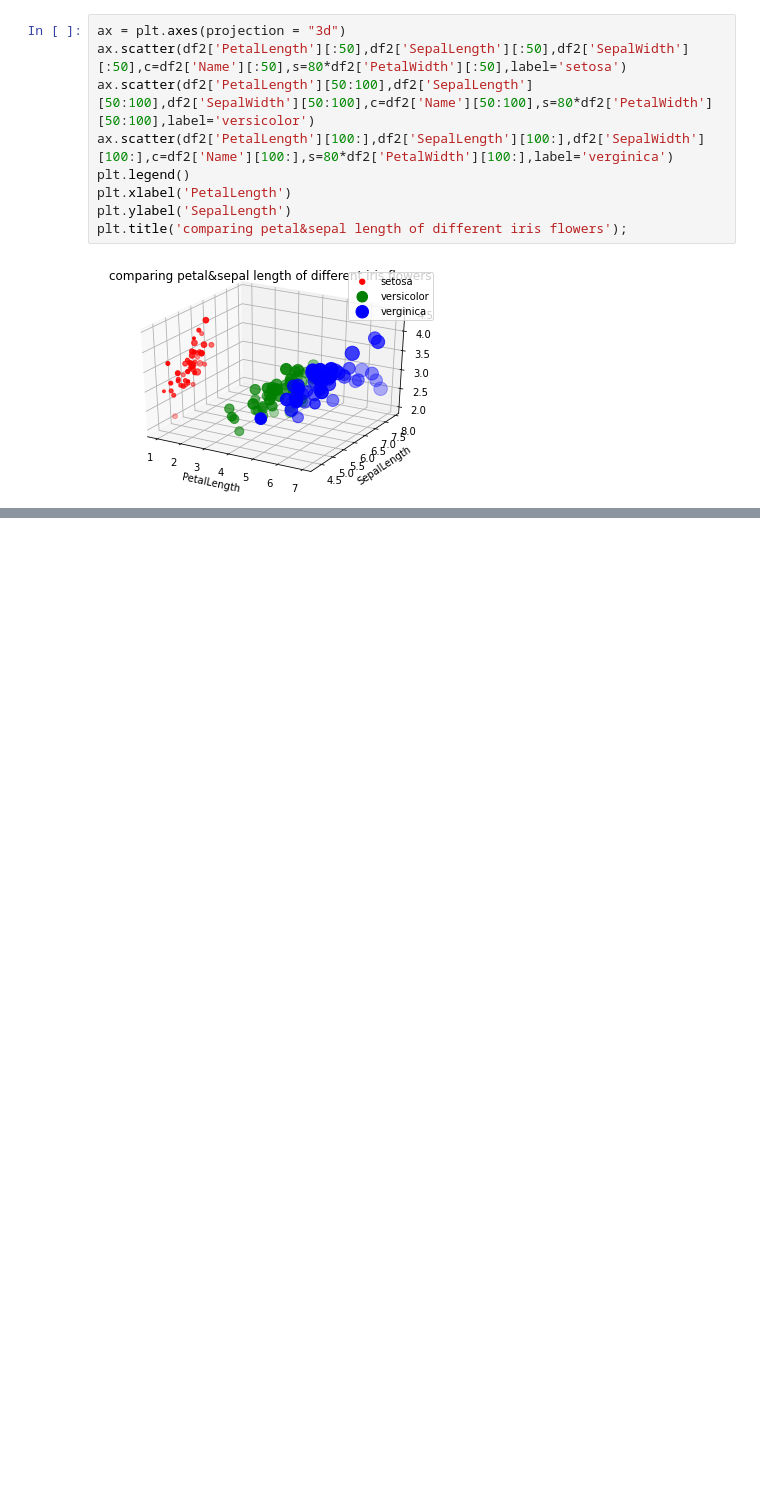
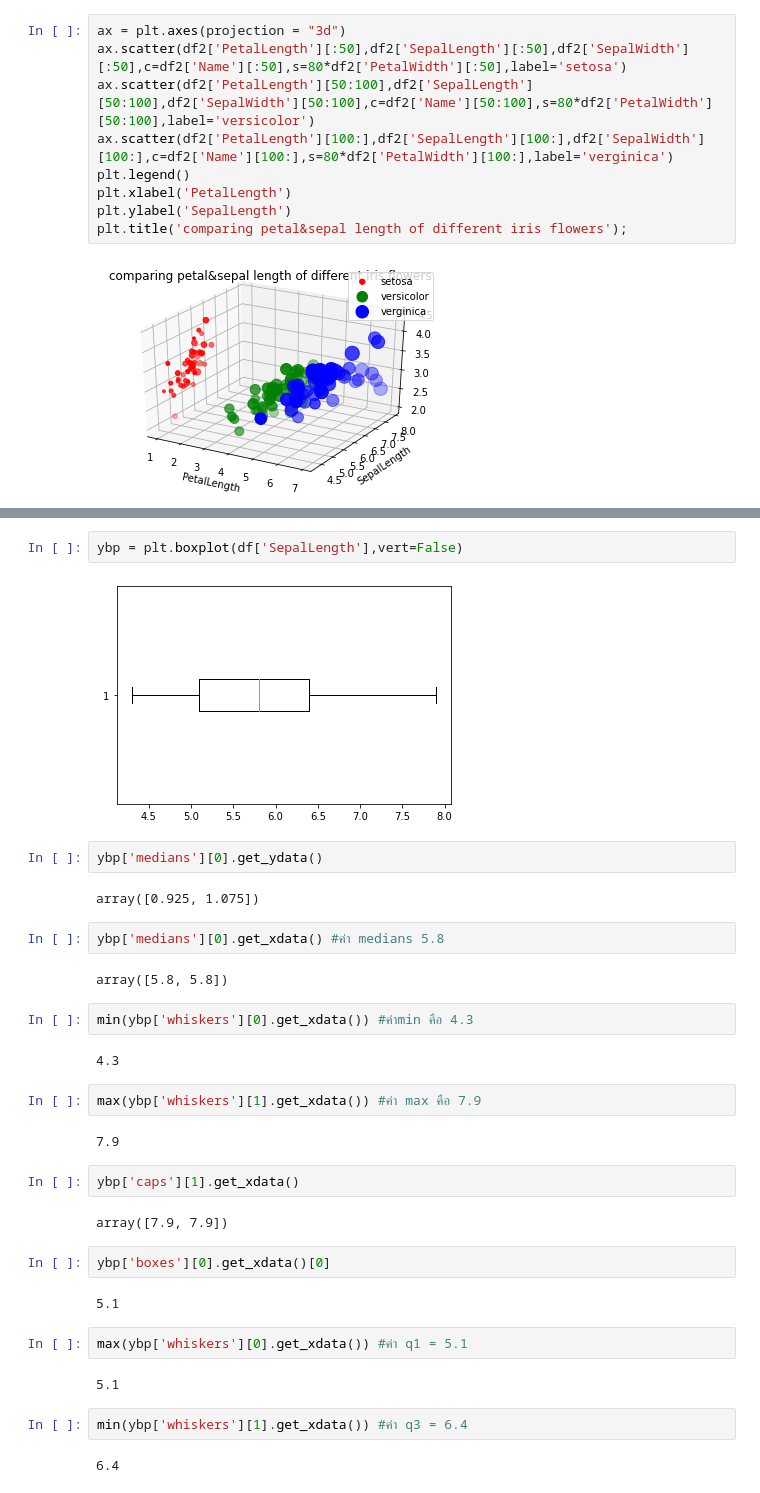
Before and after one commit to pondbaahh/data_viz_2022, a Jupyter notebook: DataViz02_Data_Distribution.ipynb, the cells around one changed output, grey strips where cells are left out. Saved outputs shown, nothing was run; the diff lists cells and outputs as text; blank space fills up the shorter version.

```diff
--- a/DataViz02_Data_Distribution.ipynb
+++ b/DataViz02_Data_Distribution.ipynb
@@ -185,0 +216,36 @@ plt.title('comparing petal&sepal length of different iris flowers');
+# %%
+ybp = plt.boxplot(df['SepalLength'],vert=False)
+# %% [output]
+[figure, added]
+# %%
+ybp['medians'][0].get_ydata()
+# %% [output]
+array([0.925, 1.075])
+# %%
+ybp['medians'][0].get_xdata() #ค่า medians 5.8
+# %% [output]
+array([5.8, 5.8])
+# %%
+min(ybp['whiskers'][0].get_xdata()) #ค่าmin คือ 4.3
+# %% [output]
+4.3
+# %%
+max(ybp['whiskers'][1].get_xdata()) #ค่า max คือ 7.9
+# %% [output]
+7.9
+# %%
+ybp['caps'][1].get_xdata()
+# %% [output]
+array([7.9, 7.9])
+# %%
+ybp['boxes'][0].get_xdata()[0]
+# %% [output]
+5.1
+# %%
+max(ybp['whiskers'][0].get_xdata()) #ค่า q1 = 5.1
+# %% [output]
+5.1
+# %%
+min(ybp['whiskers'][1].get_xdata()) #ค่า q3 = 6.4
+# %% [output]
+6.4
```
Also changed, not shown: parts of 13 cells of this notebook.
